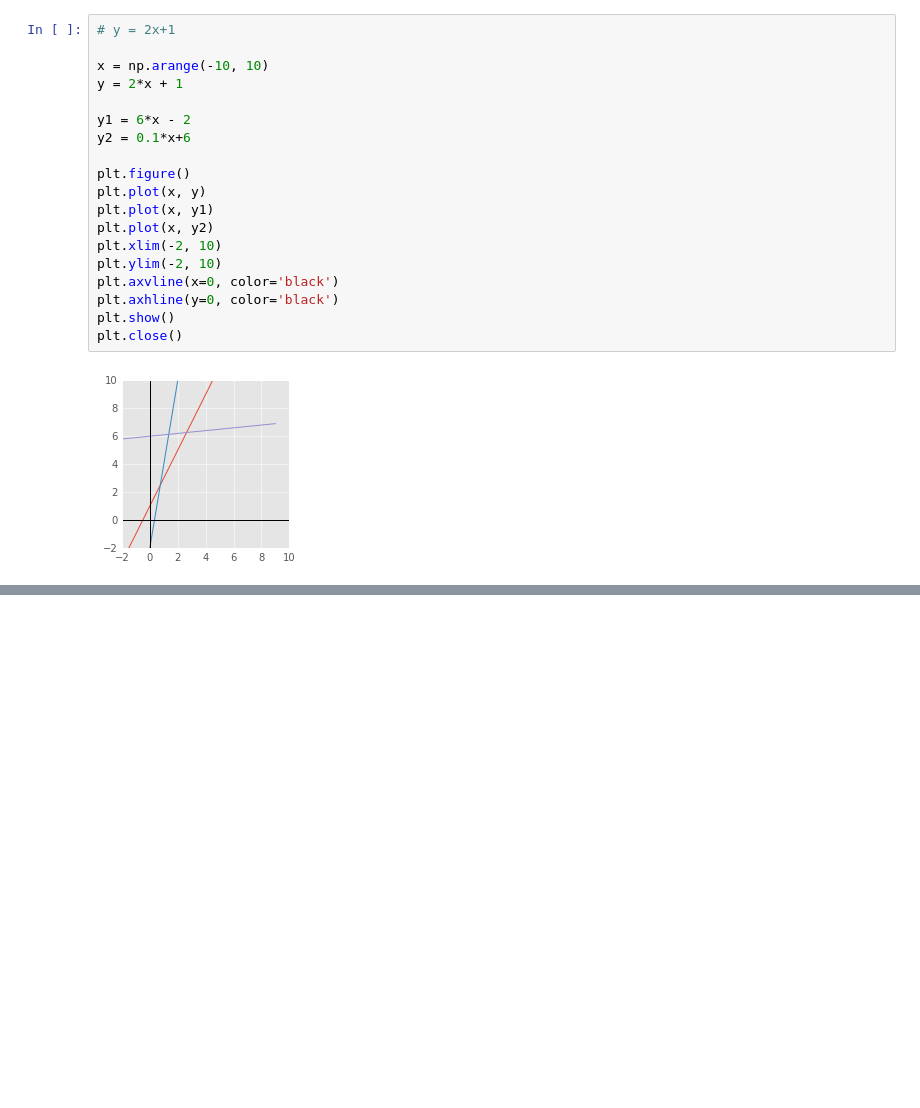
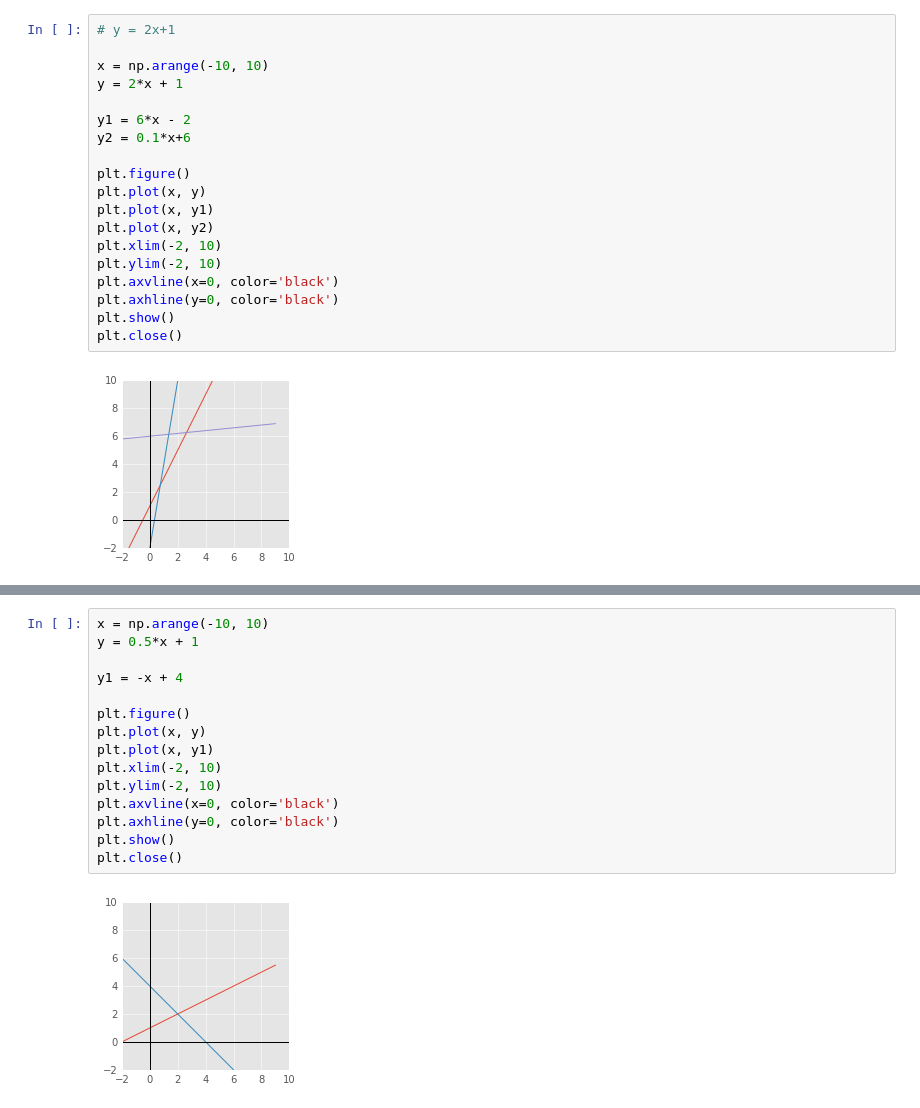
Before and after one commit to hadrienj/deepLearningBook-Notes, a Jupyter notebook: 2.4 Linear Dependence and Span.ipynb, the cells around one changed output, grey strips where cells are left out. Drawn from its saved outputs; the diff is of its cells as text; blank space fills up the shorter version.

```diff
--- a/2.4 Linear Dependence and Span.ipynb
+++ b/2.4 Linear Dependence and Span.ipynb
@@ -292,0 +432,17 @@ Here is a graphical representation of the vector $\vec{w}=(3,4)$ that correspond
+# %%
+x = np.arange(-10, 10)
+y = 0.5*x + 1
+
+y1 = -x + 4
+
+plt.figure()
+plt.plot(x, y)
+plt.plot(x, y1)
+plt.xlim(-2, 10)
+plt.ylim(-2, 10)
+plt.axvline(x=0, color='black')
+plt.axhline(y=0, color='black')
+plt.show()
+plt.close()
+# %% [output]
+[figure, added]
```
Also changed, not shown: parts of 23 cells of this notebook, 1 other file.
